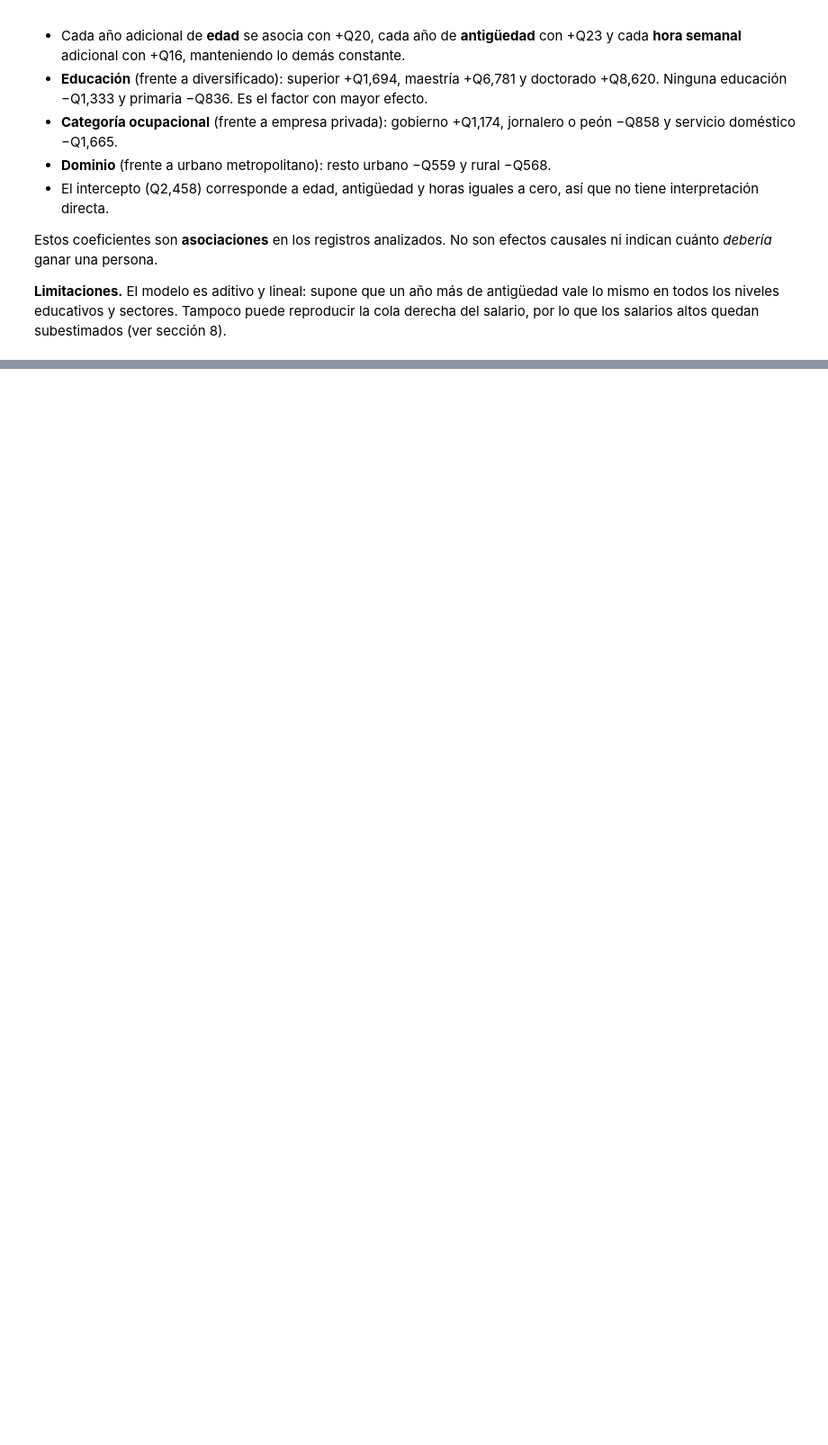
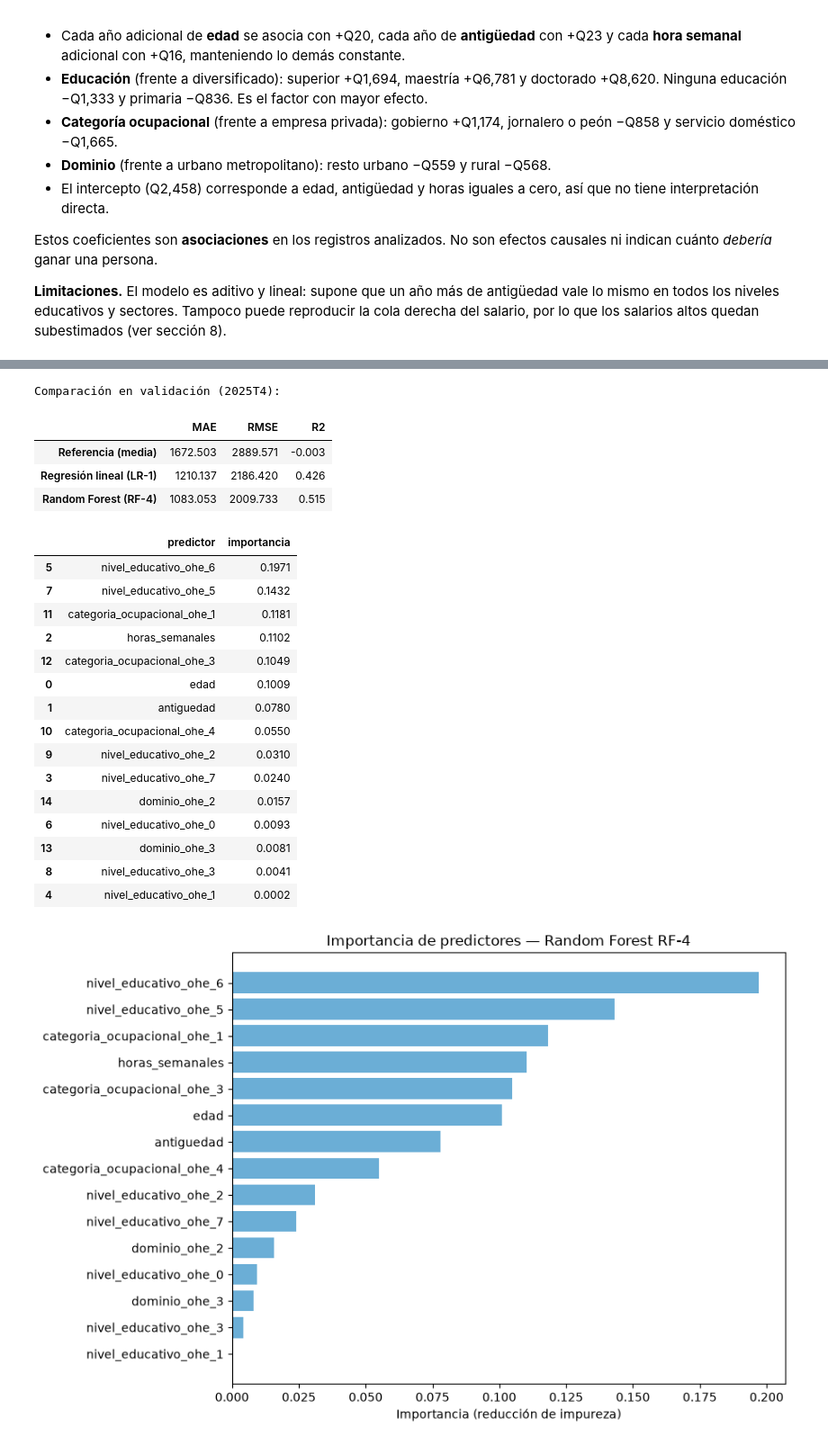
Before and after one commit to tismajo/CC3084-Laboratorio7, a Jupyter notebook: Laboratorio7.ipynb, the cells around one changed output, grey strips where cells are left out. Shown at 90% size. Drawn from its saved outputs; the diff is of its cells as text; code cells hidden in the pictures; blank space fills up the shorter version.

Commit message:
feat: pipeline de Random Forest y comparación en validación

```diff
--- a/Laboratorio7.ipynb
+++ b/Laboratorio7.ipynb
@@ -2319,0 +2376,51 @@ derecha del salario, por lo que los salarios altos quedan subestimados (ver secc
+# %%
+modelo_rf_valid = modelos_rf[mejor_rf["nombre"]]
+modelo_rf_valid.write().overwrite().save(f"{MODELOS_DIR}/rf_mejor_validacion")
+
+metricas_valid_rf = calcular_metricas(modelo_rf_valid.transform(valid))
+
+comparacion_valid = pd.DataFrame(
+    [metricas_ref, metricas_valid_lr, metricas_valid_rf],
+    index=["Referencia (media)",
+           f"Regresión lineal ({mejor_lr['nombre']})",
+           f"Random Forest ({mejor_rf['nombre']})"]
+)
+print("Comparación en validación (2025T4):")
+display(comparacion_valid.round(3))
+
+importancias = modelo_rf_valid.stages[-1].featureImportances.toArray()
+pdf_imp = (
+    pd.DataFrame({"predictor": nombres, "importancia": importancias})
+    .sort_values("importancia", ascending=False)
+)
+display(pdf_imp.round(4))
+
+plt.figure(figsize=(9, 6))
+plt.barh(pdf_imp["predictor"][::-1], pdf_imp["importancia"][::-1], color="#6baed6")
+plt.title(f"Importancia de predictores — Random Forest {mejor_rf['nombre']}")
+plt.xlabel("Importancia (reducción de impureza)")
+plt.tight_layout()
+plt.show()
+# %% [output]
+Comparación en validación (2025T4):
+|  | MAE | RMSE | R2 |
+| Referencia (media) | 1672.503 | 2889.571 | -0.003 |
+| Regresión lineal (LR-1) | 1210.137 | 2186.420 | 0.426 |
+| Random Forest (RF-4) | 1083.053 | 2009.733 | 0.515 |
+|  | predictor | importancia |
+| 5 | nivel_educativo_ohe_6 | 0.1971 |
+| 7 | nivel_educativo_ohe_5 | 0.1432 |
+| 11 | categoria_ocupacional_ohe_1 | 0.1181 |
+| 2 | horas_semanales | 0.1102 |
+| 12 | categoria_ocupacional_ohe_3 | 0.1049 |
+| 0 | edad | 0.1009 |
+| 1 | antiguedad | 0.0780 |
+| 10 | categoria_ocupacional_ohe_4 | 0.0550 |
+| 9 | nivel_educativo_ohe_2 | 0.0310 |
+| 3 | nivel_educativo_ohe_7 | 0.0240 |
+| 14 | dominio_ohe_2 | 0.0157 |
+| 6 | nivel_educativo_ohe_0 | 0.0093 |
+| 13 | dominio_ohe_3 | 0.0081 |
+| 8 | nivel_educativo_ohe_3 | 0.0041 |
+| 4 | nivel_educativo_ohe_1 | 0.0002 |
+[figure, added]
```
Also changed, not shown: parts of 3 cells of this notebook.
